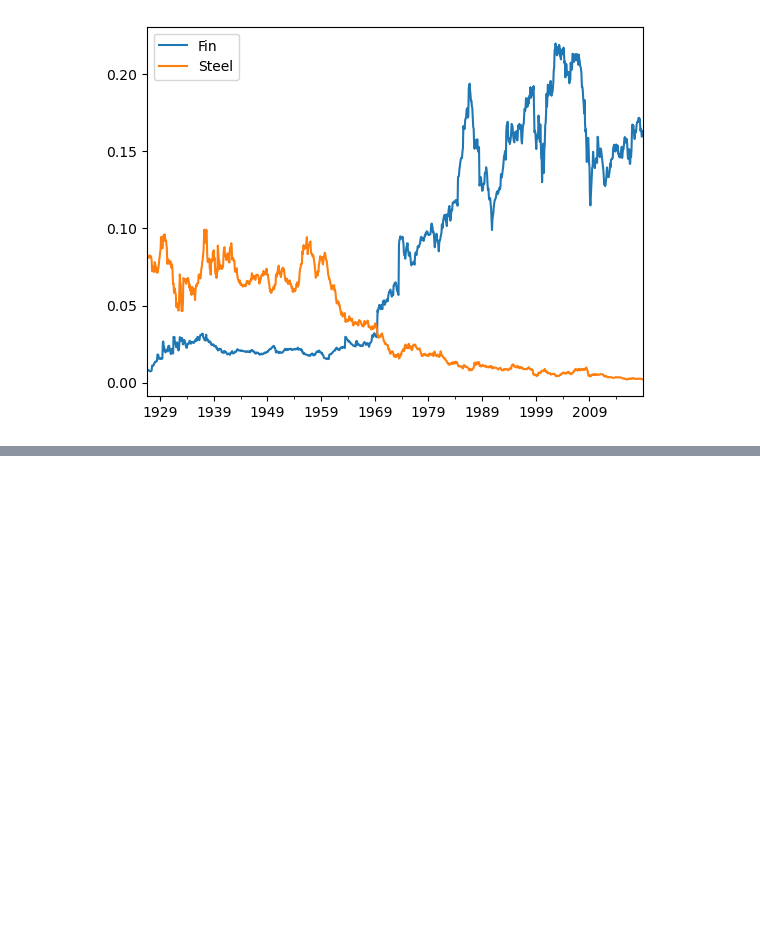
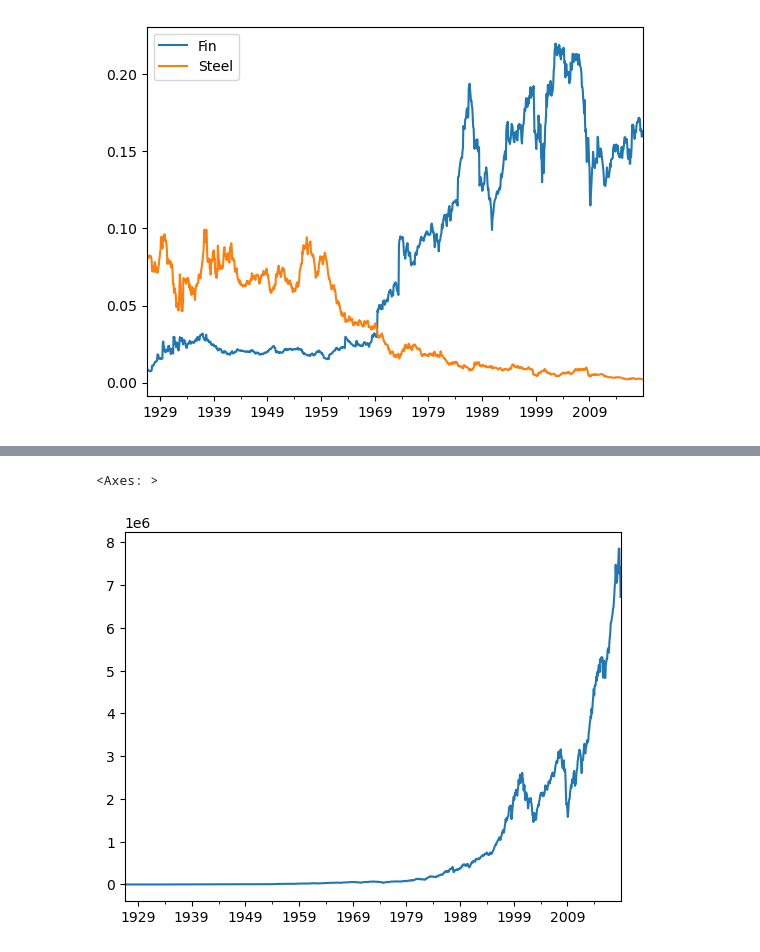
Before and after one commit to ahmet794/Investment-Banking-Asset-Management, a Jupyter notebook: Labs Week 3.ipynb, the cells around one changed output, grey strips where cells are left out. Cells and saved outputs as stored; diff of their text form; code cells hidden in the pictures; blank space fills up the shorter version.

```diff
--- a/Labs Week 3.ipynb
+++ b/Labs Week 3.ipynb
@@ -63,0 +71,6 @@ ind_capweight[["Fin", "Steel"]].plot()
+# %%
+total_market_index = rk.drawdown(total_market_return).Wealth
+total_market_index.plot()
+# %% [output]
+<Axes: >
+[figure, added]
```
Also changed, not shown: parts of 14 cells of this notebook.
